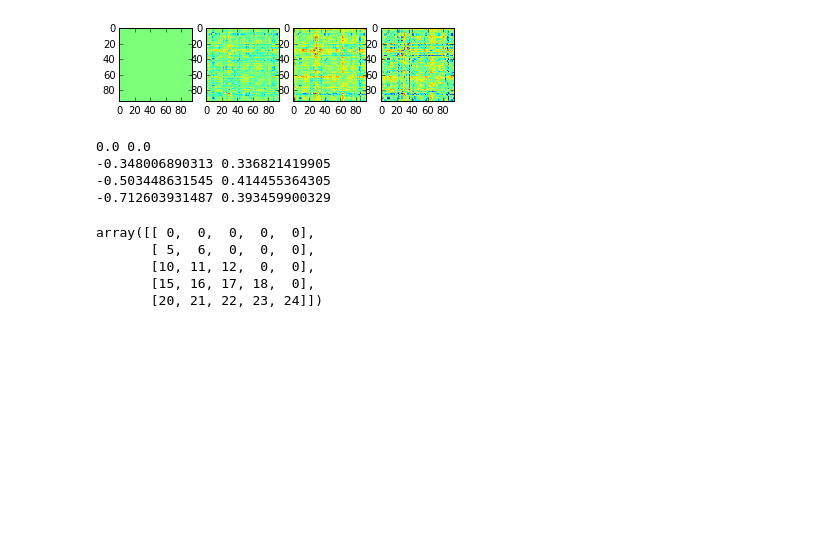
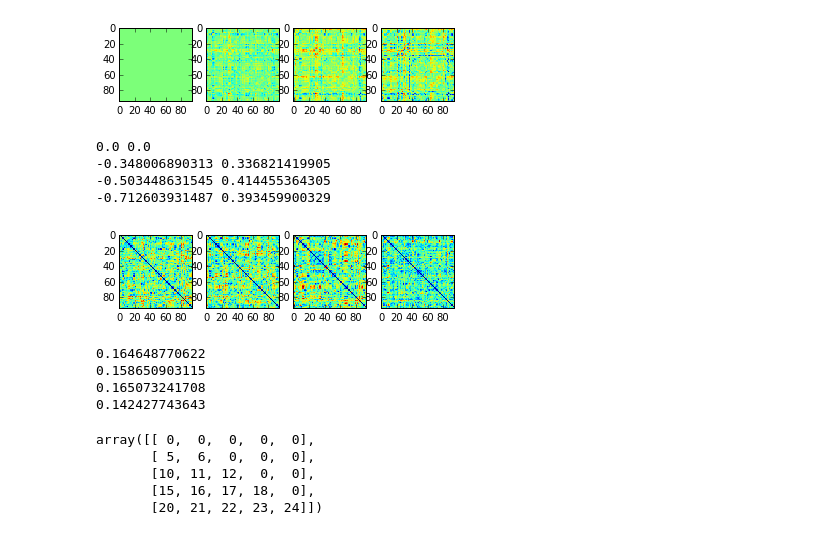
Before and after one commit to simpace/processing-scripts, a Jupyter notebook: simpace/correlation2results.ipynb, the cells around one changed output. Saved outputs shown, nothing was run; the diff lists cells and outputs as text; code cells hidden in the pictures; blank space fills up the shorter version.

```diff
--- a/simpace/correlation2results.ipynb
+++ b/simpace/correlation2results.ipynb
@@ -202,6 +204,24 @@ for idx, a in enumerate(arr):
 -0.348006890313 0.336821419905
 -0.503448631545 0.414455364305
 -0.712603931487 0.393459900329
+# %%
+f, axes = plt.subplots(1, 4)
+arr = [conds_arr[c] for c in ordered_conds()]
+
+for idx, ax in enumerate(axes):
+    ax.imshow(arr[idx].std(axis=0),
+              aspect='equal', interpolation='nearest') #, vmin=0., vmax=.5)
+# %% [output]
+[figure, added]
+# %%
+
+for idx, a in enumerate(arr):
+    print((a.std(axis=0)).mean())
+# %% [output]
+0.164648770622
+0.158650903115
+0.165073241708
+0.142427743643
 # %%
 np.tril(np.arange(5*5).reshape(5,5))
 # %% [output]
```
Also changed, not shown: parts of 3 cells of this notebook.
